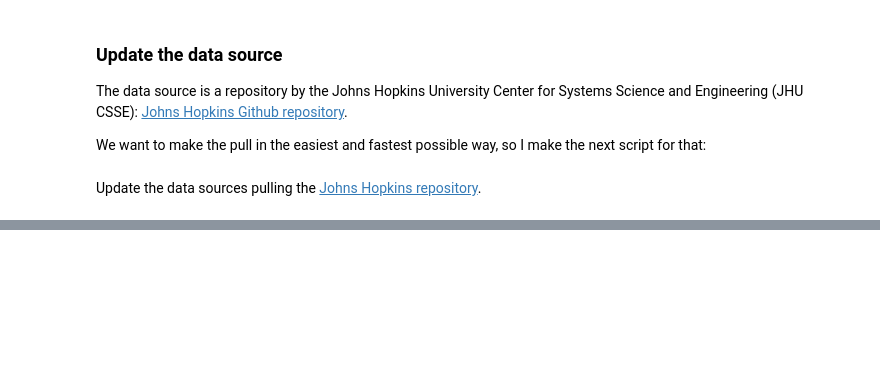
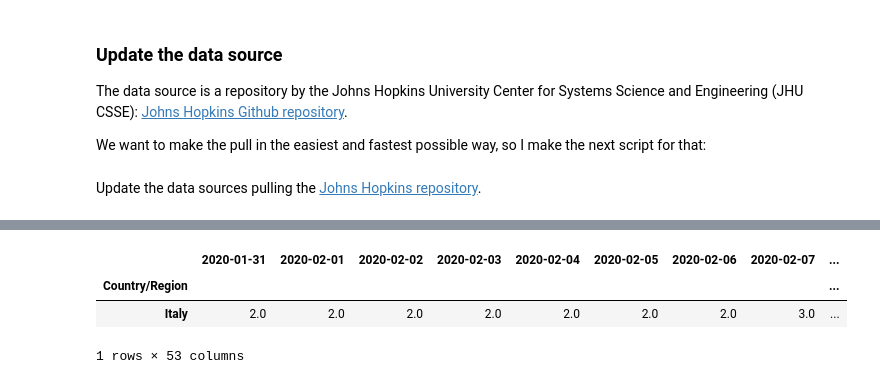
Before and after one commit to CarlosDNieto/COVID-19, a Jupyter notebook: COVID-19.ipynb, the cells around one changed output, grey strips where cells are left out. Saved outputs shown, nothing was run; the diff lists cells and outputs as text; code cells hidden in the pictures; blank space fills up the shorter version.

```diff
--- a/COVID-19.ipynb
+++ b/COVID-19.ipynb
@@ -291,0 +1025,12 @@ for country in countries:
+# %%
+confirmed = Country('Italy').get_confirmed_ts()
+recovered = Country('Italy').get_rec_ts()
+deaths = Country('Italy').get_death_ts()
+actual = confirmed - deaths - recovered
+actual = consolidate_time_series([actual])
+actual
+# %% [output]
+|  | 2020-01-31 | 2020-02-01 | 2020-02-02 | 2020-02-03 | 2020-02-04 | 2020-02-05 | 2020-02-06 | 2020-02-07 | ... |
+| Country/Region |  |  |  |  |  |  |  |  | ... |
+| Italy | 2.0 | 2.0 | 2.0 | 2.0 | 2.0 | 2.0 | 2.0 | 3.0 | ... |
+1 rows × 53 columns
```
Also changed, not shown: parts of 67 cells of this notebook, 22 other files.
